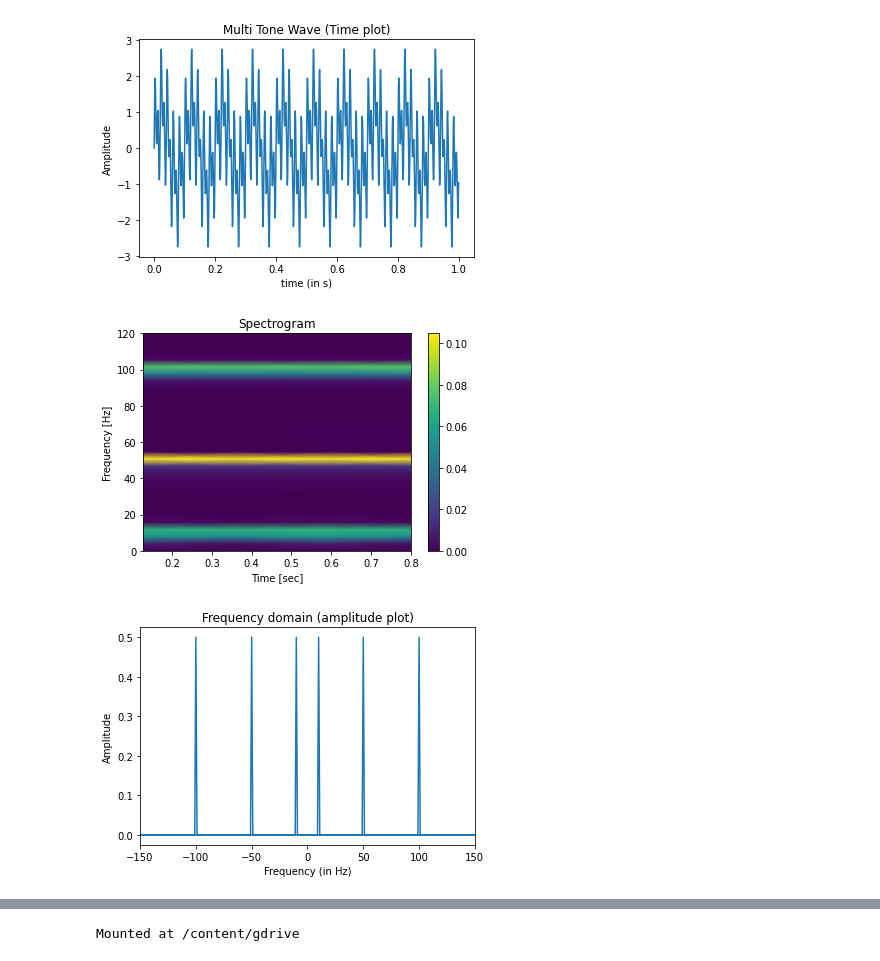
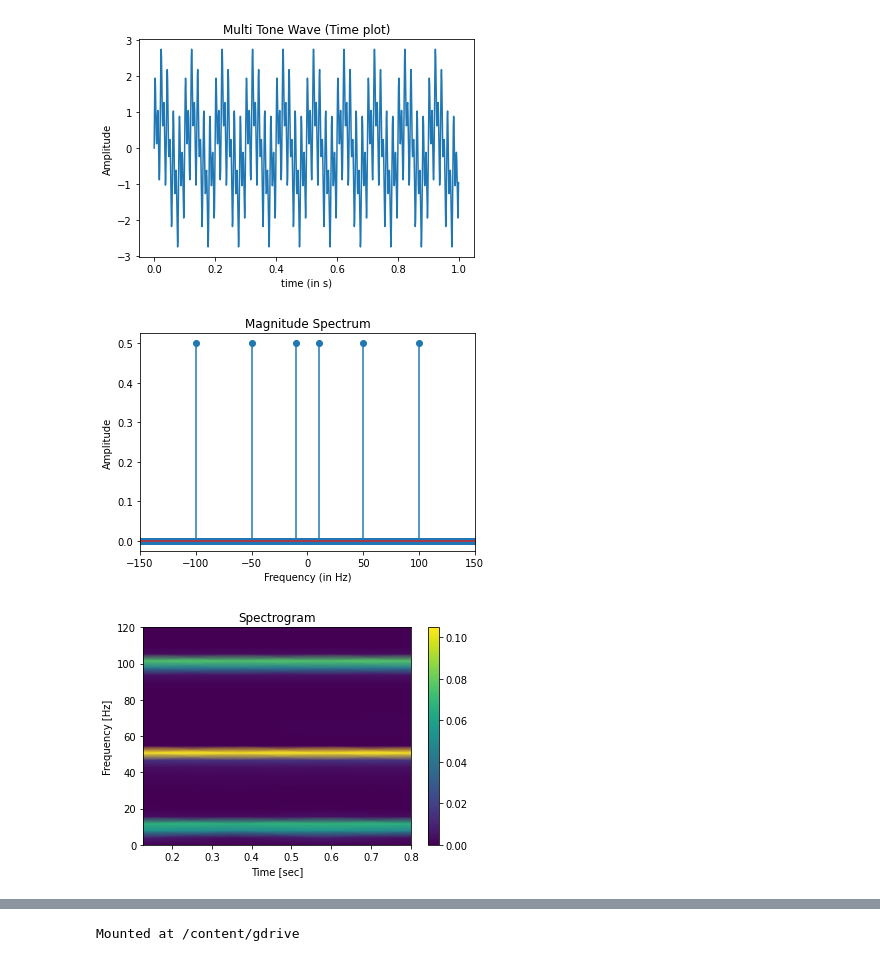
Before and after one commit to swakath/Speech_Lab, a Jupyter notebook: Week-2/Lab2.ipynb, the cells around one changed output, grey strips where cells are left out. Saved outputs shown, nothing was run; the diff lists cells and outputs as text; code cells hidden in the pictures.

```diff
--- a/Week-2/Lab2.ipynb
+++ b/Week-2/Lab2.ipynb
@@ -79,52 +116,55 @@ wave of duration 1 sec for the problem.
 # %%
-#Defining program variables
-#frequency components of multitone sine wave in Hz
+# Defining program variables
+# Frequency components of multitone sine wave in Hz
 f1 = 10
 f2 = 50
 f3 = 100
-fs = 1000 #sampling frequency in Hz
-t_max = 1 #length of sine wave in seconds
-t = np.arange(0,t_max,1/fs) #time vector for sine wave computation
-totalSamples = t_max*fs; #total samples in the wave
 
-#Computing multitone Wave
+fs = 1000 # Sampling frequency in Hz
+t_max = 1 # Length of sine wave in seconds
+t = np.arange(0,t_max,1/fs) # Time vector for sine wave computation
+totalSamples = t_max*fs; # Total samples in the wave
+
+# Computing multitone Wave
 multitoneWave = np.sin(2*np.pi*f1*t)+np.sin(2*np.pi*f2*t)+np.sin(2*np.pi*f3*t);
 
-wave_fft_b = fft(multitoneWave)/totalSamples #computing fft of the wave
+# Computing fft of the wave
+wave_fft_b = fft(multitoneWave)/totalSamples
 freqs = fftfreq(totalSamples, 1 / fs) #frequency vector for the plot
 
-f_b, t_b, Smt = signal.spectrogram(multitoneWave, fs) #spectrogram computation
+# Computing spectrogram
+f_b, t_b, Smt = signal.spectrogram(multitoneWave, fs)
 
-#Time domain plot
+# Time domain plot
 plt.figure()
 plt.plot(t,multitoneWave)
 plt.title("Multi Tone Wave (Time plot)")
 plt.xlabel("time (in s)")
 plt.ylabel("Amplitude")
 plt.show()
 
-#Spectrogram
+# Frequency domain plot.
+plt.figure()
+plt.title("Magnitude Spectrum")
+plt.stem(freqs, np.abs(wave_fft_b),use_line_collection = True)
+plt.xlabel("Frequency (in Hz)")
+plt.ylabel("Amplitude")
+plt.xlim((-150,150))
+plt.show()
+
+# Spectrogram
 plt.figure()
 plt.pcolormesh(t_b, f_b, Smt, shading='gouraud')
 plt.title("Spectrogram")
 plt.ylabel('Frequency [Hz]')
 plt.xlabel('Time [sec]')
 plt.ylim((0,120))
 plt.colorbar()
 plt.show()
-
-#Frequency domain plot (FFT)
-plt.figure()
-plt.title("Frequency domain (amplitude plot)")
-plt.plot(freqs, np.abs(wave_fft_b))
-plt.xlabel("Frequency (in Hz)")
-plt.ylabel("Amplitude")
-plt.xlim((-150,150))
-plt.show()
 # %% [output]
 [figure]
-[figure, old version]
+[figure, new version]
-[figure, old version]
+[figure, new version]
 # %% [markdown]
 #Problem C
 
```
Also changed, not shown: parts of 15 cells of this notebook, 1 other file.
